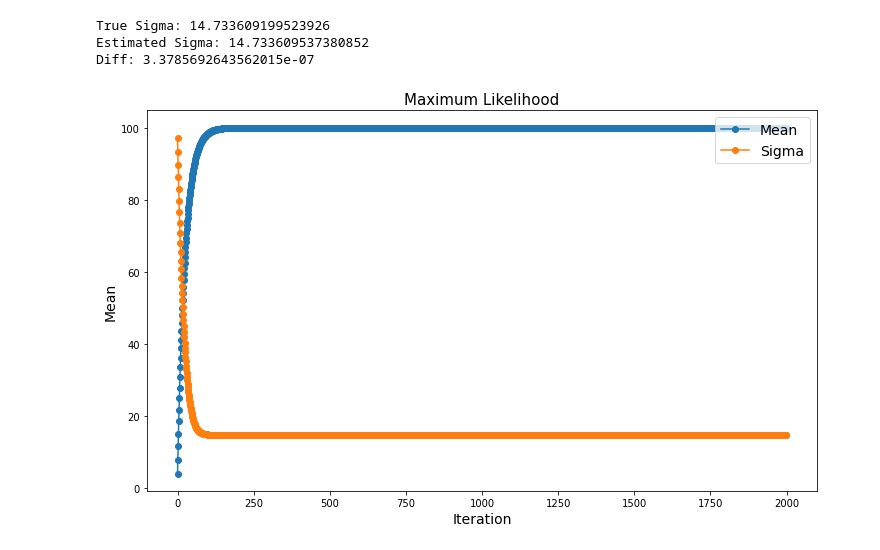
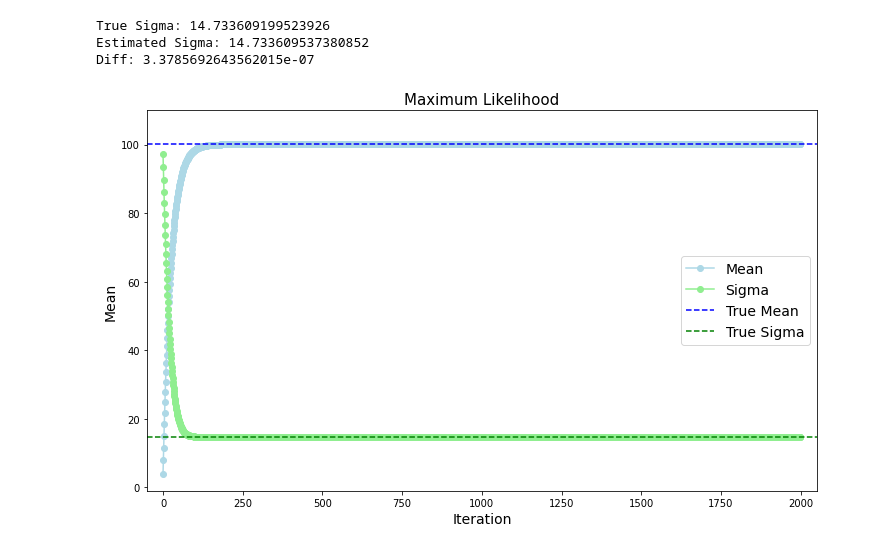
Before and after one commit to fernandagitai/graduacao-ec, a Jupyter notebook: deep-learning/AB1/maximum_likelihood.ipynb, the cells around one changed output. Drawn from its saved outputs; the diff is of its cells as text; code cells hidden in the pictures.

Commit message:
fix: likehood plot

```diff
--- a/deep-learning/AB1/maximum_likelihood.ipynb
+++ b/deep-learning/AB1/maximum_likelihood.ipynb
@@ -125,12 +125,19 @@ sigma = np.array(sigma)
 # %%
 plt.figure(figsize=(12,7))
 plt.title('Maximum Likelihood', fontsize=15)
-plt.plot(mean, "o-", label='Mean')
-plt.plot(sigma, "o-", label='Sigma')
 
-plt.legend(loc="upper right",fontsize=14)
+plt.plot(mean, "o-", label='Mean', color='lightblue')
+plt.plot(sigma, "o-", label='Sigma', color='lightgreen')
+
+plt.hlines(dataset.mean(), -50, 2050, linestyles='dashed', colors='b', label='True Mean')
+plt.hlines(dataset.std(), -50, 2050, linestyles='dashed', colors='g', label='True Sigma')
+
+plt.xlim(-50, 2050)
+plt.ylim(-1, 110)
+
+plt.legend(fontsize=14)
 plt.xlabel('Iteration', fontsize=14)
 plt.ylabel('Mean', fontsize=14)
 plt.show()
 # %% [output]
-[figure, old version]
+[figure, new version]
```
